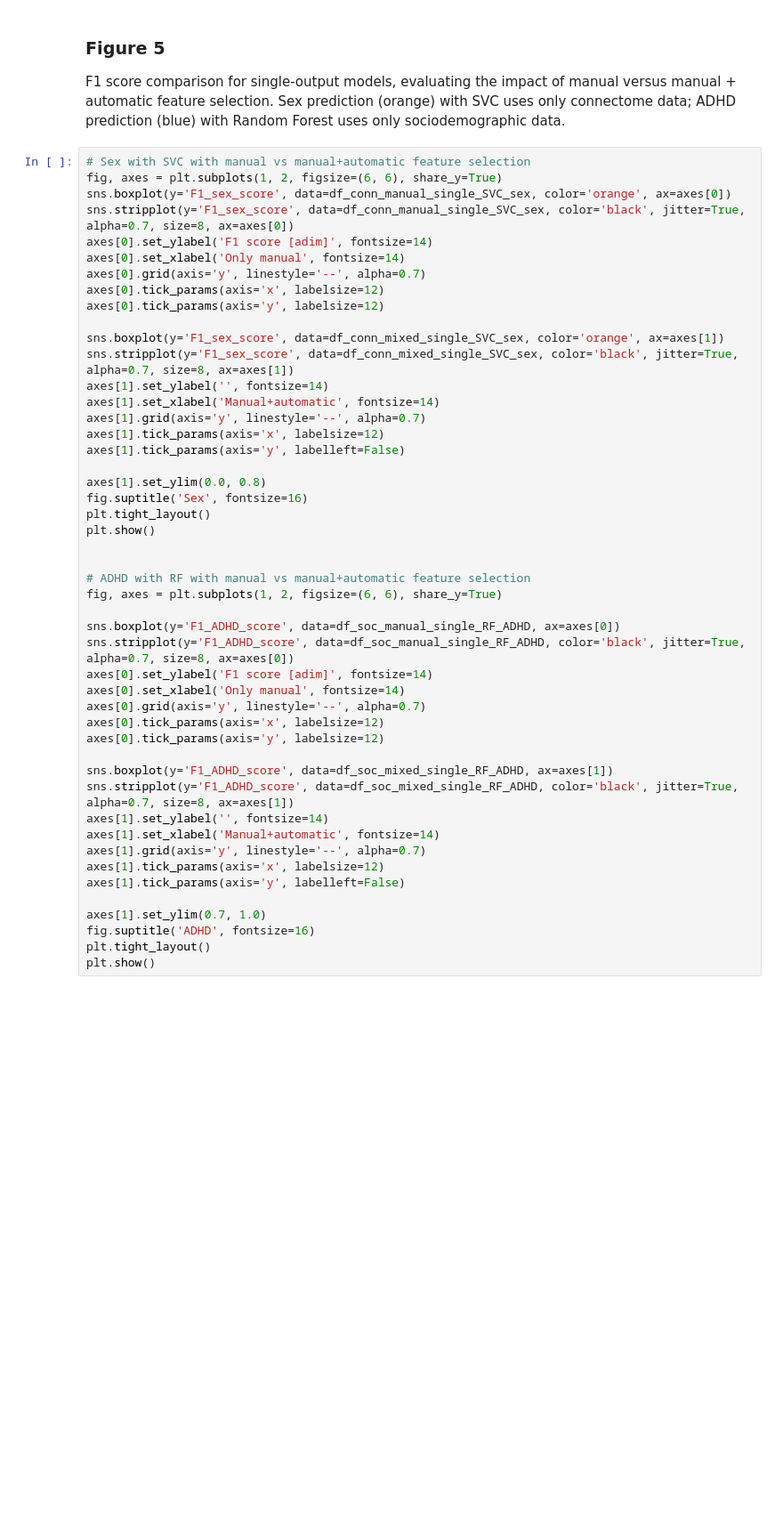
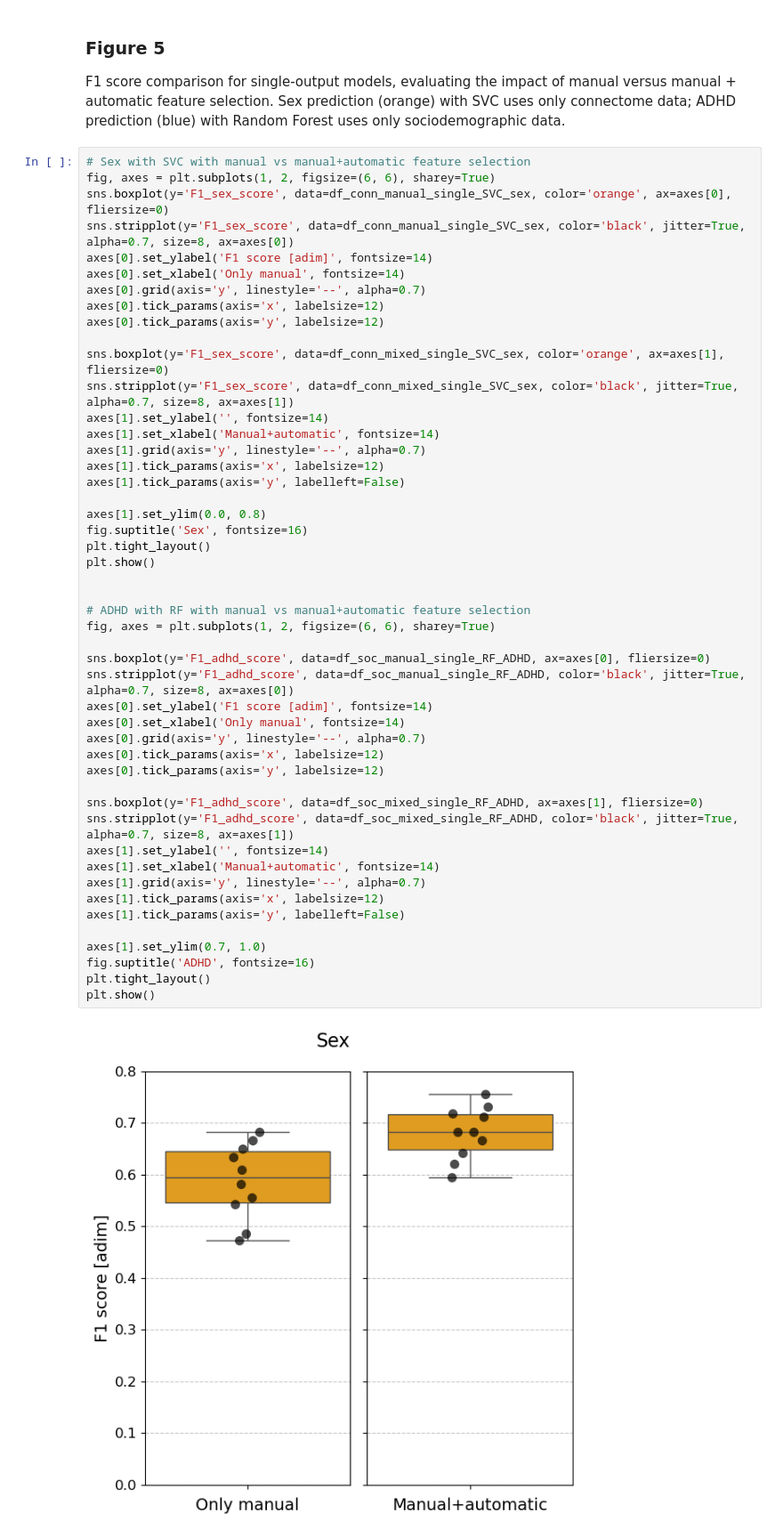
Before and after one commit to near-nes/wids2025, a Jupyter notebook: Generate_figures.ipynb, the cells around one changed output. Shown: that part at 89% size. Saved outputs shown, nothing was run; the diff lists cells and outputs as text; blank space fills up the shorter version.

```diff
--- a/Generate_figures.ipynb
+++ b/Generate_figures.ipynb
@@ -261,8 +266,8 @@ plt.show()
 F1 score comparison for single-output models, evaluating the impact of manual versus manual + automatic feature selection. Sex prediction (orange) with SVC uses only connectome data; ADHD prediction (blue) with Random Forest uses only sociodemographic data.
 # %%
 # Sex with SVC with manual vs manual+automatic feature selection
-fig, axes = plt.subplots(1, 2, figsize=(6, 6), share_y=True)
-sns.boxplot(y='F1_sex_score', data=df_conn_manual_single_SVC_sex, color='orange', ax=axes[0])
+fig, axes = plt.subplots(1, 2, figsize=(6, 6), sharey=True)
+sns.boxplot(y='F1_sex_score', data=df_conn_manual_single_SVC_sex, color='orange', ax=axes[0], fliersize=0)
 sns.stripplot(y='F1_sex_score', data=df_conn_manual_single_SVC_sex, color='black', jitter=True, alpha=0.7, size=8, ax=axes[0])
 axes[0].set_ylabel('F1 score [adim]', fontsize=14)
 axes[0].set_xlabel('Only manual', fontsize=14)
@@ -270,40 +275,42 @@ axes[0].grid(axis='y', linestyle='--', alpha=0.7)
 axes[0].tick_params(axis='x', labelsize=12)
 axes[0].tick_params(axis='y', labelsize=12)
 
-sns.boxplot(y='F1_sex_score', data=df_conn_mixed_single_SVC_sex, color='orange', ax=axes[1])
+sns.boxplot(y='F1_sex_score', data=df_conn_mixed_single_SVC_sex, color='orange', ax=axes[1], fliersize=0)
 sns.stripplot(y='F1_sex_score', data=df_conn_mixed_single_SVC_sex, color='black', jitter=True, alpha=0.7, size=8, ax=axes[1])
 axes[1].set_ylabel('', fontsize=14)
 axes[1].set_xlabel('Manual+automatic', fontsize=14)
 axes[1].grid(axis='y', linestyle='--', alpha=0.7)
 axes[1].tick_params(axis='x', labelsize=12)
 axes[1].tick_params(axis='y', labelleft=False)
 
 axes[1].set_ylim(0.0, 0.8)
 fig.suptitle('Sex', fontsize=16)
 plt.tight_layout()
 plt.show()
 
 
 # ADHD with RF with manual vs manual+automatic feature selection
-fig, axes = plt.subplots(1, 2, figsize=(6, 6), share_y=True)
+fig, axes = plt.subplots(1, 2, figsize=(6, 6), sharey=True)
 
-sns.boxplot(y='F1_ADHD_score', data=df_soc_manual_single_RF_ADHD, ax=axes[0])
-sns.stripplot(y='F1_ADHD_score', data=df_soc_manual_single_RF_ADHD, color='black', jitter=True, alpha=0.7, size=8, ax=axes[0])
+sns.boxplot(y='F1_adhd_score', data=df_soc_manual_single_RF_ADHD, ax=axes[0], fliersize=0)
+sns.stripplot(y='F1_adhd_score', data=df_soc_manual_single_RF_ADHD, color='black', jitter=True, alpha=0.7, size=8, ax=axes[0])
 axes[0].set_ylabel('F1 score [adim]', fontsize=14)
 axes[0].set_xlabel('Only manual', fontsize=14)
 axes[0].grid(axis='y', linestyle='--', alpha=0.7)
 axes[0].tick_params(axis='x', labelsize=12)
 axes[0].tick_params(axis='y', labelsize=12)
 
-sns.boxplot(y='F1_ADHD_score', data=df_soc_mixed_single_RF_ADHD, ax=axes[1])
-sns.stripplot(y='F1_ADHD_score', data=df_soc_mixed_single_RF_ADHD, color='black', jitter=True, alpha=0.7, size=8, ax=axes[1])
+sns.boxplot(y='F1_adhd_score', data=df_soc_mixed_single_RF_ADHD, ax=axes[1], fliersize=0)
+sns.stripplot(y='F1_adhd_score', data=df_soc_mixed_single_RF_ADHD, color='black', jitter=True, alpha=0.7, size=8, ax=axes[1])
 axes[1].set_ylabel('', fontsize=14)
 axes[1].set_xlabel('Manual+automatic', fontsize=14)
 axes[1].grid(axis='y', linestyle='--', alpha=0.7)
 axes[1].tick_params(axis='x', labelsize=12)
 axes[1].tick_params(axis='y', labelleft=False)
 
 axes[1].set_ylim(0.7, 1.0)
 fig.suptitle('ADHD', fontsize=16)
 plt.tight_layout()
 plt.show()
+# %% [output]
+[figure, added]
```
Also changed, not shown: parts of 4 cells of this notebook, 7 other files.
